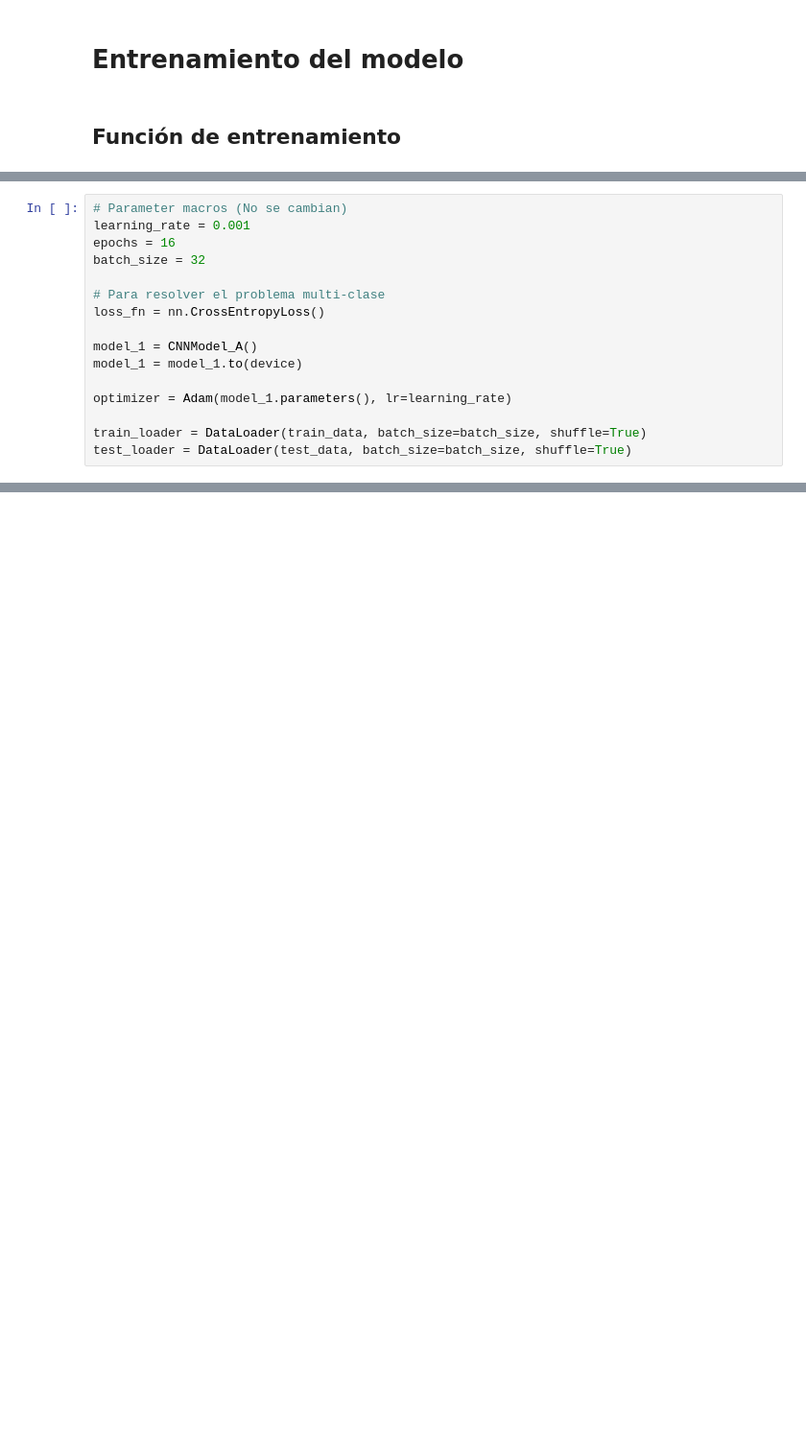
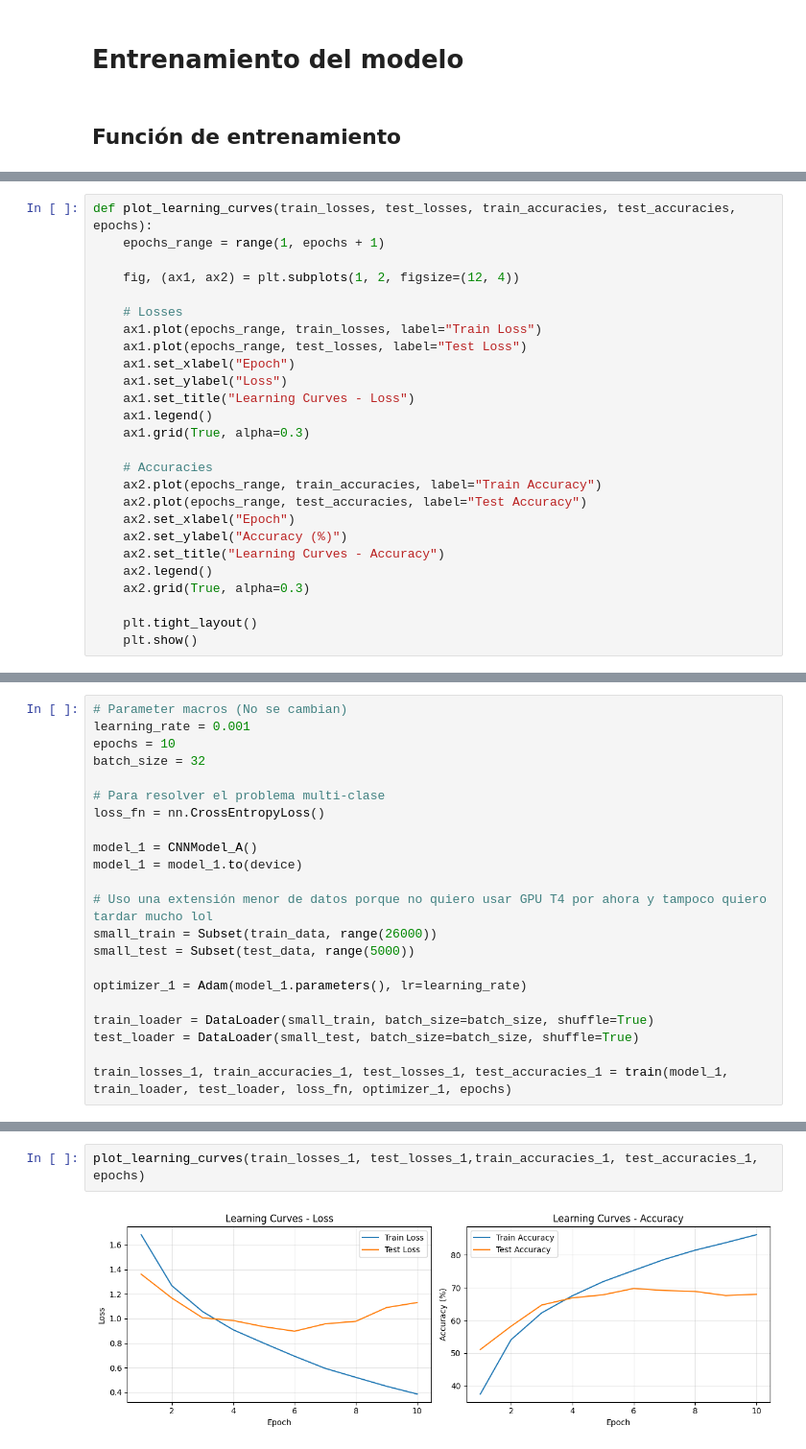
Before and after one commit to DECastaV/intelligence-computacional, a Jupyter notebook: Red_Convolucional_CIFAR10.ipynb, the cells around one changed output, grey strips where cells are left out. Shown at 96% size. Cells and saved outputs as stored; diff of their text form; blank space fills up the shorter version.

Commit message:
Finalize
training and commentary

```diff
--- a/Red_Convolucional_CIFAR10.ipynb
+++ b/Red_Convolucional_CIFAR10.ipynb
@@ -188,0 +257,26 @@ def train(model, train_loader, test_loader, loss_fn, optimizer, epochs):
+# %%
+def plot_learning_curves(train_losses, test_losses, train_accuracies, test_accuracies, epochs):
+    epochs_range = range(1, epochs + 1)
+
+    fig, (ax1, ax2) = plt.subplots(1, 2, figsize=(12, 4))
+
+    # Losses
+    ax1.plot(epochs_range, train_losses, label="Train Loss")
+    ax1.plot(epochs_range, test_losses, label="Test Loss")
+    ax1.set_xlabel("Epoch")
+    ax1.set_ylabel("Loss")
+    ax1.set_title("Learning Curves - Loss")
+    ax1.legend()
+    ax1.grid(True, alpha=0.3)
+
+    # Accuracies
+    ax2.plot(epochs_range, train_accuracies, label="Train Accuracy")
+    ax2.plot(epochs_range, test_accuracies, label="Test Accuracy")
+    ax2.set_xlabel("Epoch")
+    ax2.set_ylabel("Accuracy (%)")
+    ax2.set_title("Learning Curves - Accuracy")
+    ax2.legend()
+    ax2.grid(True, alpha=0.3)
+
+    plt.tight_layout()
+    plt.show()
@@ -189,7 +285,7 @@ def train(model, train_loader, test_loader, loss_fn, optimizer, epochs):
 # %%
 # Parameter macros (No se cambian)
 learning_rate = 0.001
-epochs = 16
+epochs = 10
 batch_size = 32
 
 # Para resolver el problema multi-clase
@@ -198,7 +294,13 @@ loss_fn = nn.CrossEntropyLoss()
 model_1 = CNNModel_A()
 model_1 = model_1.to(device)
 
-optimizer = Adam(model_1.parameters(), lr=learning_rate)
+# Uso una extensión menor de datos porque no quiero usar GPU T4 por ahora y tampoco quiero tardar mucho lol
+small_train = Subset(train_data, range(26000))
+small_test = Subset(test_data, range(5000))
 
-train_loader = DataLoader(train_data, batch_size=batch_size, shuffle=True)
-test_loader = DataLoader(test_data, batch_size=batch_size, shuffle=True)
+optimizer_1 = Adam(model_1.parameters(), lr=learning_rate)
+
+train_loader = DataLoader(small_train, batch_size=batch_size, shuffle=True)
+test_loader = DataLoader(small_test, batch_size=batch_size, shuffle=True)
+
+train_losses_1, train_accuracies_1, test_losses_1, test_accuracies_1 = train(model_1, train_loader, test_loader, loss_fn, optimizer_1, epochs)
@@ -204,0 +325,4 @@ test_loader = DataLoader(test_data, batch_size=batch_size, shuffle=True)
+# %%
+plot_learning_curves(train_losses_1, test_losses_1,train_accuracies_1, test_accuracies_1, epochs)
+# %% [output]
+[figure, added]
```
Also changed, not shown: parts of 12 cells of this notebook.
